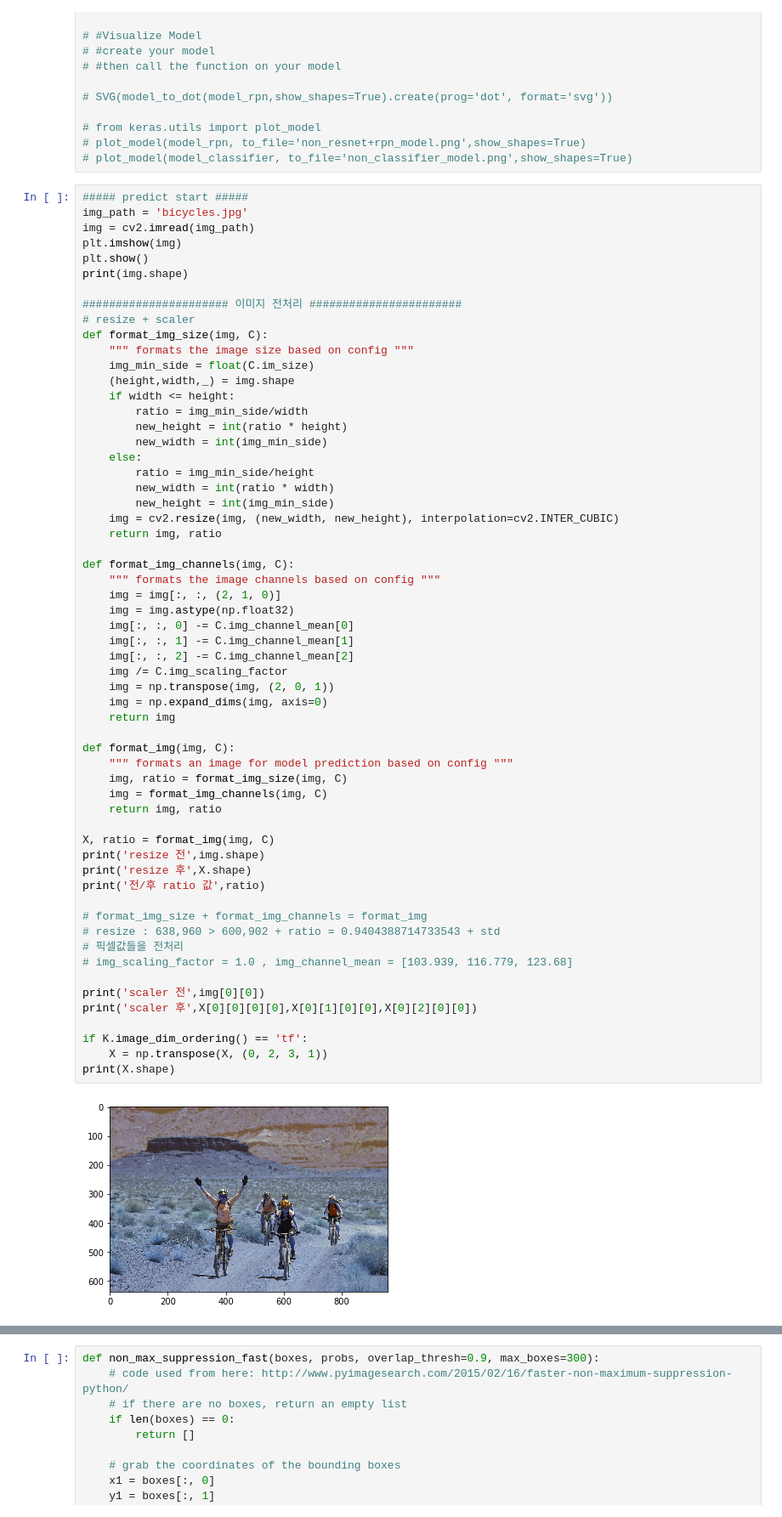
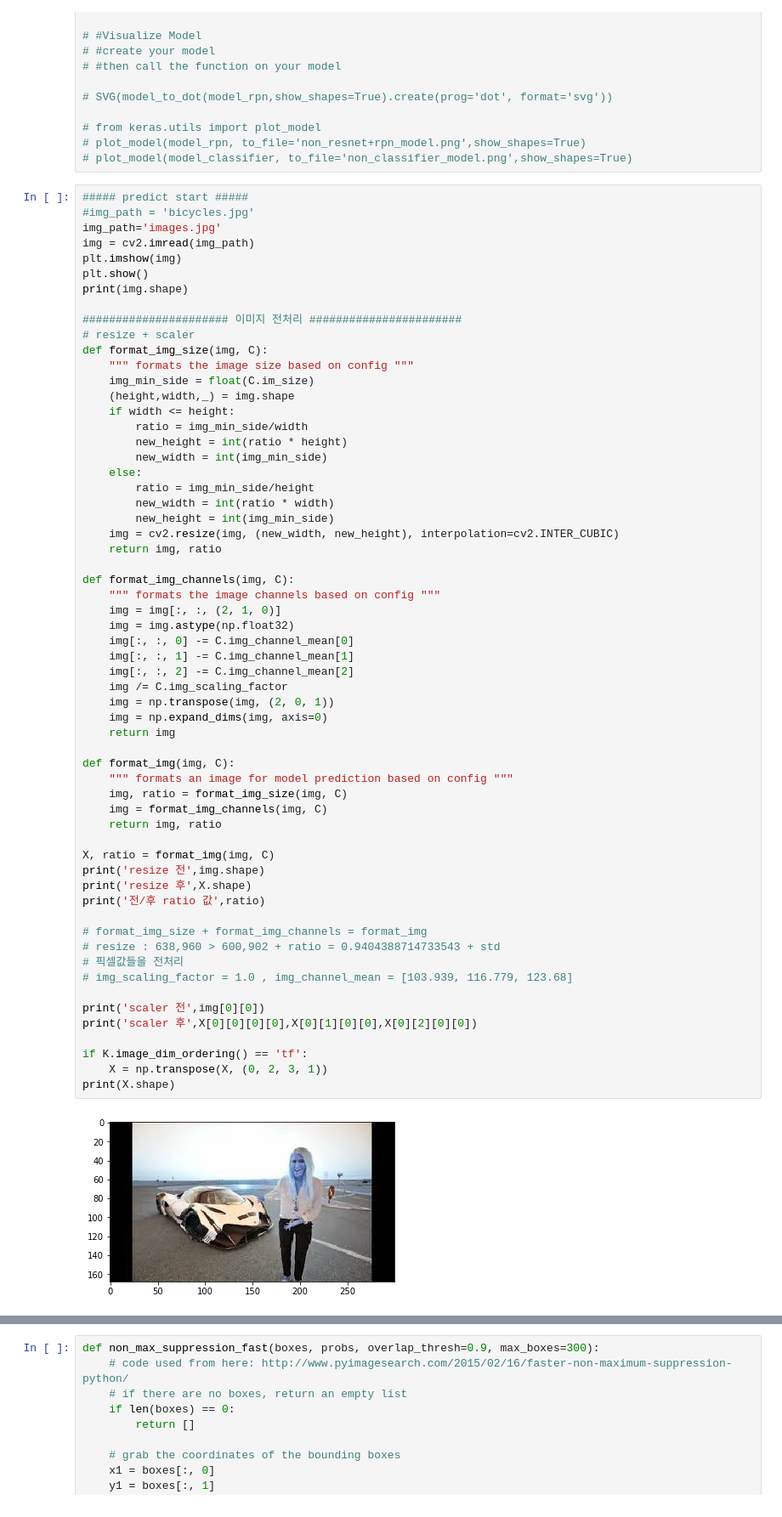
Before and after one commit to jglee087/Contest, a Jupyter notebook: DaconContest01/Keras_Frcnn/Faster_RCNN.ipynb, the cells around one changed output, grey strips where cells are left out. Shown at 85% size. Cells and saved outputs as stored; diff of their text form.

```diff
--- a/DaconContest01/Keras_Frcnn/Faster_RCNN.ipynb
+++ b/DaconContest01/Keras_Frcnn/Faster_RCNN.ipynb
@@ -253,7 +243,8 @@ model_classifier.compile(optimizer='sgd', loss='mse')
 # plot_model(model_classifier, to_file='non_classifier_model.png',show_shapes=True)
 # %%
 ##### predict start #####
-img_path = 'bicycles.jpg'
+#img_path = 'bicycles.jpg'
+img_path='images.jpg'
 img = cv2.imread(img_path)
 plt.imshow(img)
 plt.show()
@@ -284,31 +275,31 @@ def format_img_channels(img, C):
     img[:, :, 1] -= C.img_channel_mean[1]
     img[:, :, 2] -= C.img_channel_mean[2]
     img /= C.img_scaling_factor
     img = np.transpose(img, (2, 0, 1))
     img = np.expand_dims(img, axis=0)
     return img
 
 def format_img(img, C):
     """ formats an image for model prediction based on config """
     img, ratio = format_img_size(img, C)
     img = format_img_channels(img, C)
     return img, ratio
 
 X, ratio = format_img(img, C)
 print('resize 전',img.shape)
 print('resize 후',X.shape)
 print('전/후 ratio 값',ratio)
 
 # format_img_size + format_img_channels = format_img
 # resize : 638,960 > 600,902 + ratio = 0.9404388714733543 + std
 # 픽셀값들을 전처리
 # img_scaling_factor = 1.0 , img_channel_mean = [103.939, 116.779, 123.68]
 
 print('scaler 전',img[0][0])
 print('scaler 후',X[0][0][0][0],X[0][1][0][0],X[0][2][0][0])
 
 if K.image_dim_ordering() == 'tf':
     X = np.transpose(X, (0, 2, 3, 1))
 print(X.shape)
 # %% [output]
-[figure, old version]
+[figure, new version]
```
Also changed, not shown: parts of 14 cells of this notebook, 1 other file.
